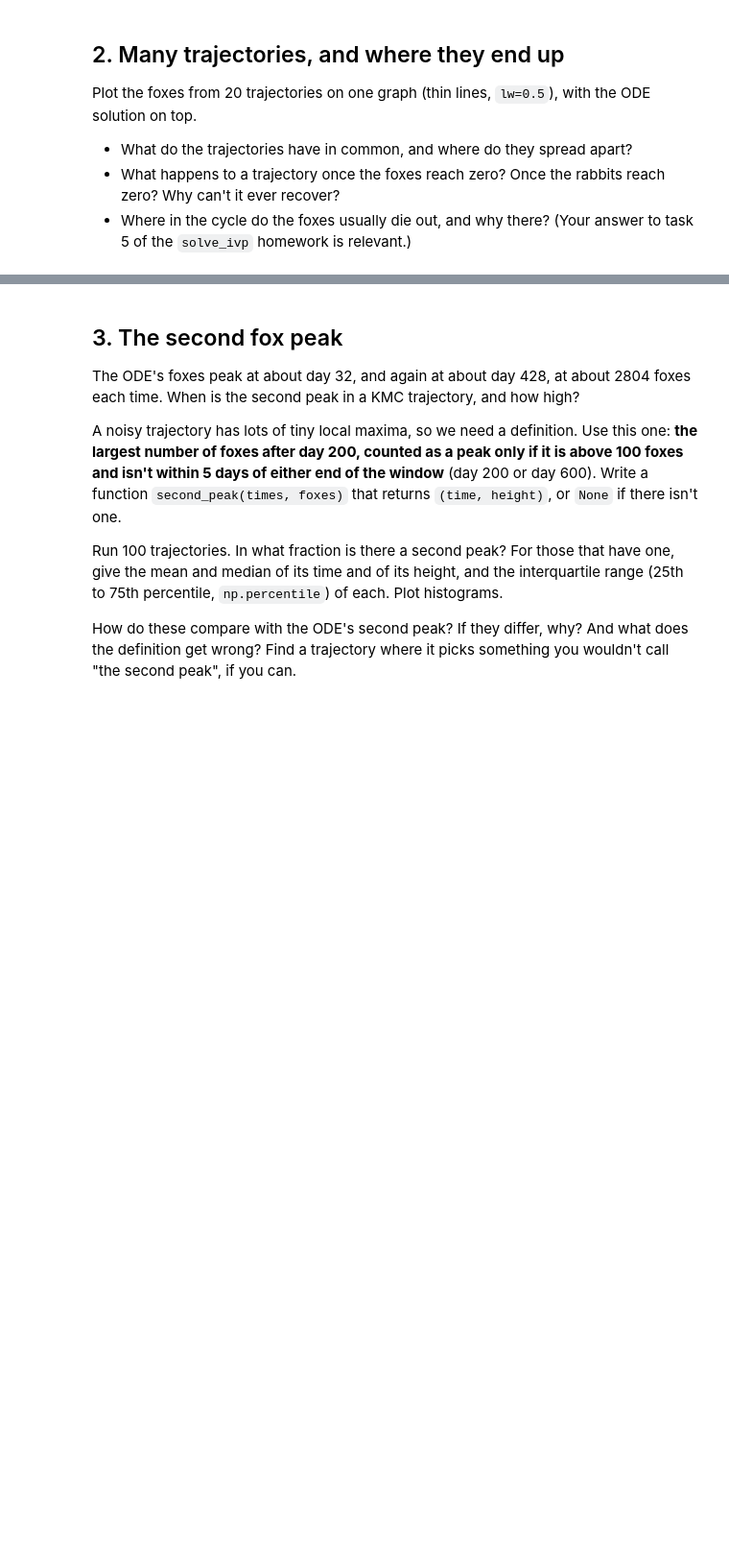
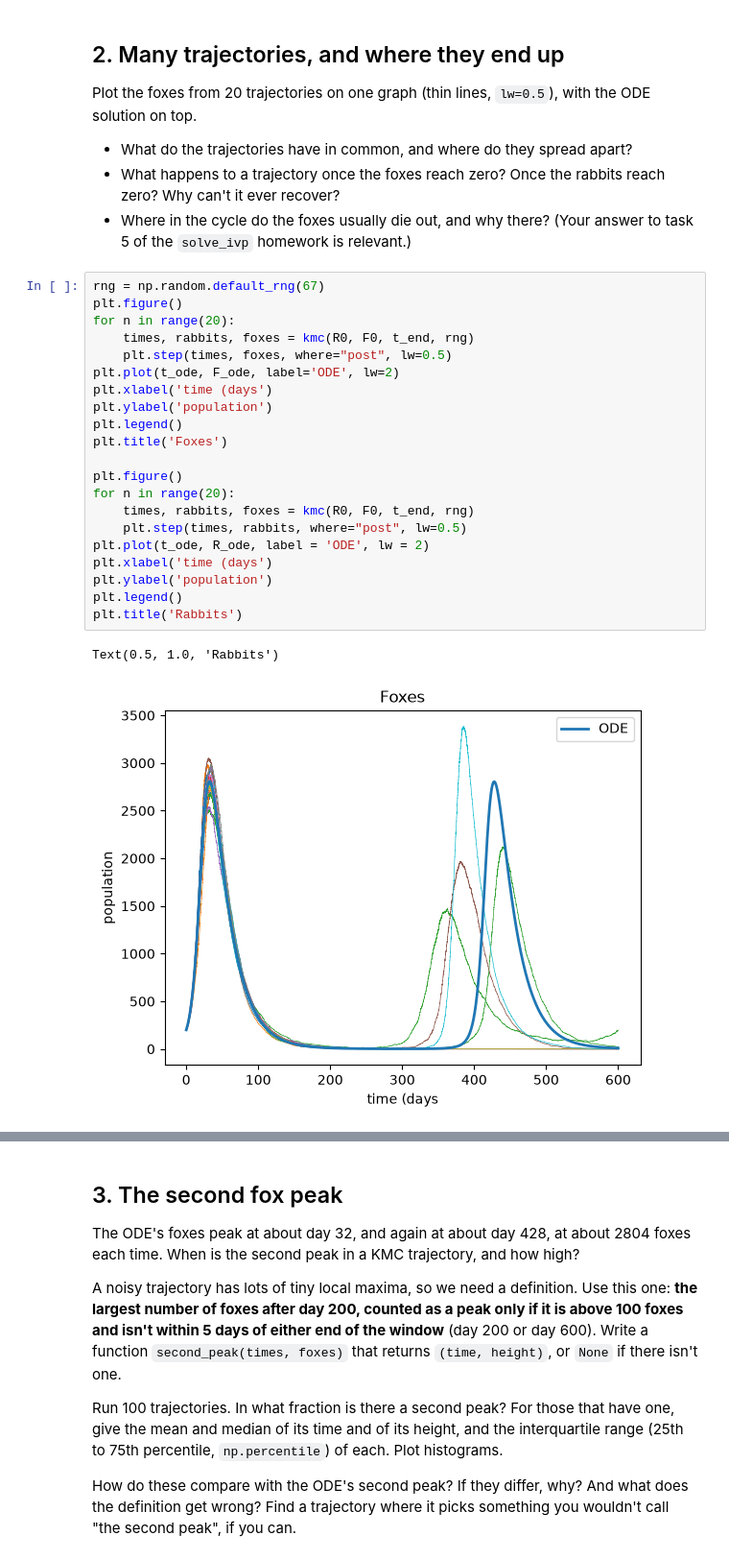
Before and after one commit to hudzikh/kinetic-monte-carlo, a Jupyter notebook: rabbits-and-foxes-kmc.ipynb, the cells around one changed output, grey strips where cells are left out. Shown at 96% size. Drawn from its saved outputs; the diff is of its cells as text; blank space fills up the shorter version.

```diff
--- a/rabbits-and-foxes-kmc.ipynb
+++ b/rabbits-and-foxes-kmc.ipynb
@@ -205,3 +205,27 @@ solution on top.
   zero? Why can't it ever recover?
 - Where in the cycle do the foxes usually die out, and why there? (Your answer to
   task 5 of the `solve_ivp` homework is relevant.)
+# %%
+rng = np.random.default_rng(67)
+plt.figure()
+for n in range(20):
+    times, rabbits, foxes = kmc(R0, F0, t_end, rng)
+    plt.step(times, foxes, where="post", lw=0.5)
+plt.plot(t_ode, F_ode, label='ODE', lw=2)
+plt.xlabel('time (days')
+plt.ylabel('population')
+plt.legend()
+plt.title('Foxes')
+
+plt.figure()
+for n in range(20):
+    times, rabbits, foxes = kmc(R0, F0, t_end, rng)
+    plt.step(times, rabbits, where="post", lw=0.5)
+plt.plot(t_ode, R_ode, label = 'ODE', lw = 2)
+plt.xlabel('time (days')
+plt.ylabel('population')
+plt.legend()
+plt.title('Rabbits')
+# %% [output]
+Text(0.5, 1.0, 'Rabbits')
+[figure, added]
```
Also changed, not shown: parts of 3 cells of this notebook, 1 other file.
